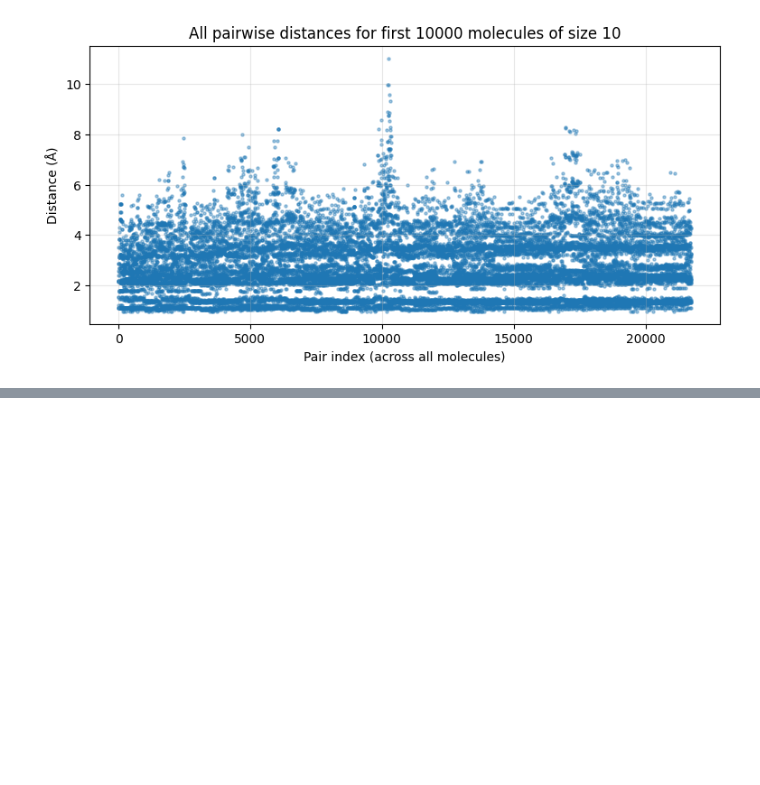
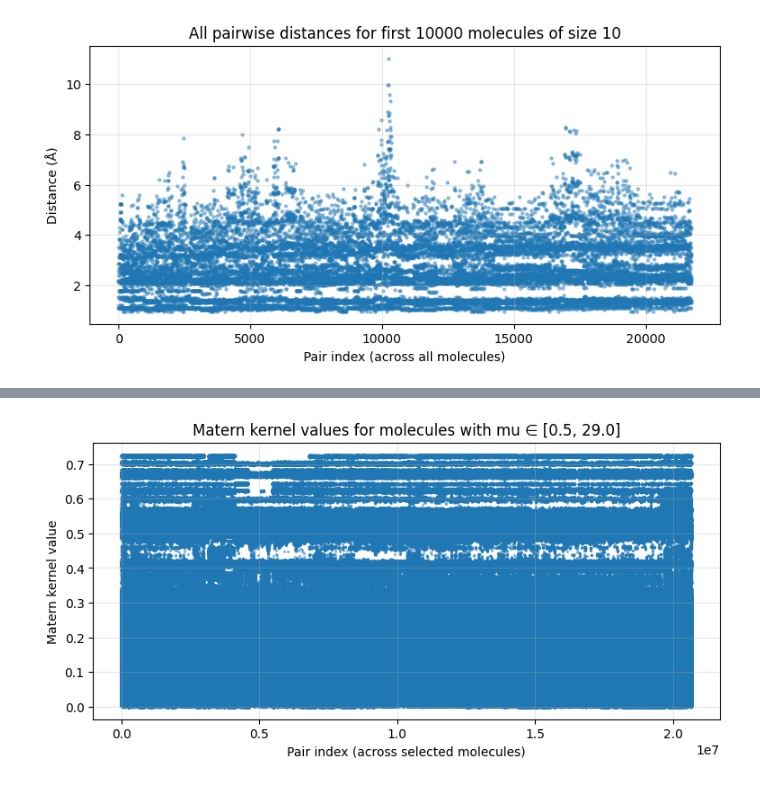
Before and after one commit to rizkisalaheddine/egnn-qm9, a Jupyter notebook: notebooks/01_distance_analysis.ipynb, the cells around one changed output, grey strips where cells are left out. Cells and saved outputs as stored; diff of their text form; code cells hidden in the pictures; blank space fills up the shorter version.

```diff
--- a/notebooks/01_distance_analysis.ipynb
+++ b/notebooks/01_distance_analysis.ipynb
@@ -126,0 +233,34 @@ plot_pairwise_distances_many(dataset, n_atoms=10, max_mols=10000)
+# %%
+from scipy.special import kv  # Bessel K_v
+from scipy.special import gamma
+import torch
+import numpy as np
+
+def matern_kernel(dist, nu=1.5, lengthscale=1.0):
+    dist = torch.clamp(dist / lengthscale, min=1e-8).cpu().numpy()
+
+    sqrt_term = np.sqrt(2 * nu)
+    arg = sqrt_term * dist
+
+    coef = 1. / (2**(nu-1) * gamma(nu))
+
+    matern = coef * (arg**nu) * kv(nu, arg)
+
+    return torch.tensor(matern, dtype=torch.float32)
+# %%
+all_dists = all_dists   # shape (N_pairs_total,)
+nu = 1.99           # Common choice (Matern-3/2)
+ell = 1.5         # lengthscale (you can tune based on distance distribution)
+
+matern_vals = matern_kernel(all_dists, nu=nu, lengthscale=ell)
+matern_vals.shape
+
+plt.figure(figsize=(9, 4))
+plt.scatter(range(len(matern_vals)), matern_vals.cpu(), s=2, alpha=0.4)
+plt.xlabel("Pair index (across selected molecules)")
+plt.ylabel("Matern kernel value")
+plt.title(f"Matern kernel values for molecules with mu ∈ [{low}, {high}]")
+plt.grid(alpha=0.3)
+plt.show()
+# %% [output]
+[figure, added]
```
Also changed, not shown: parts of 8 cells of this notebook.
